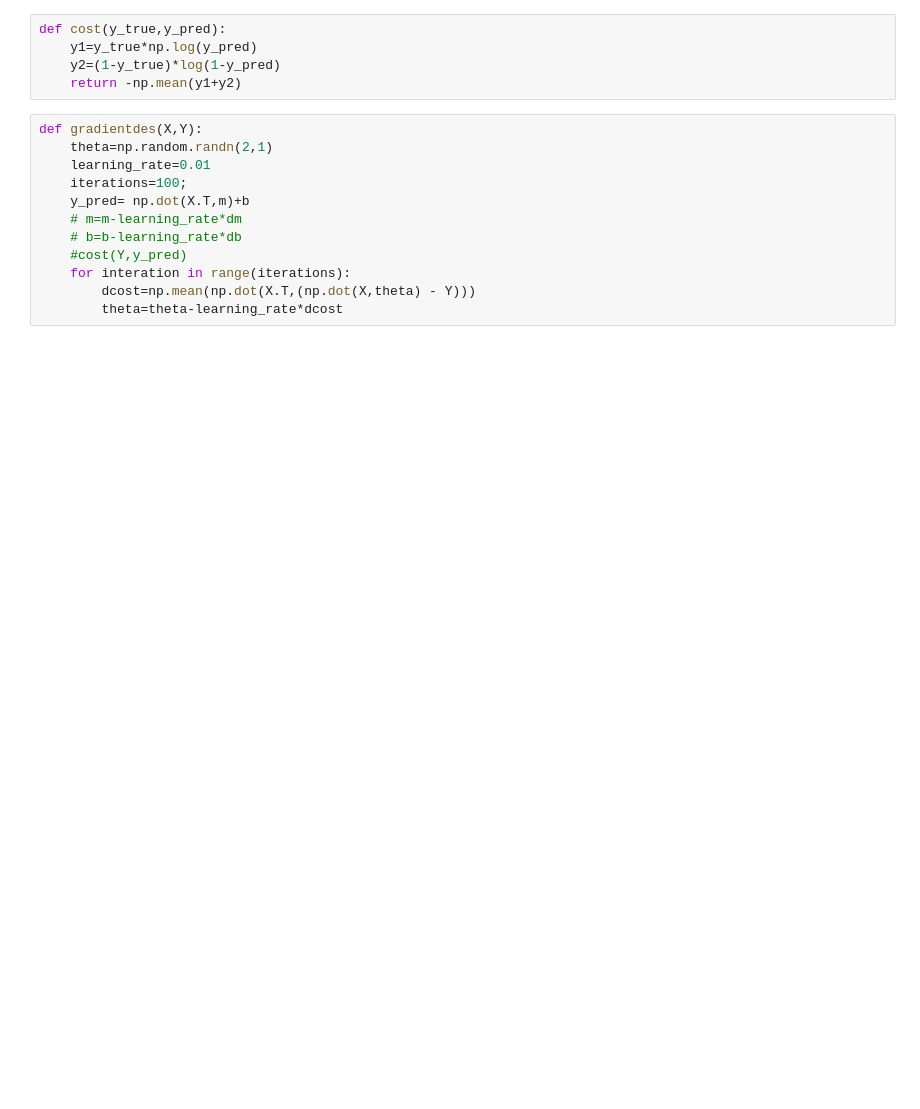
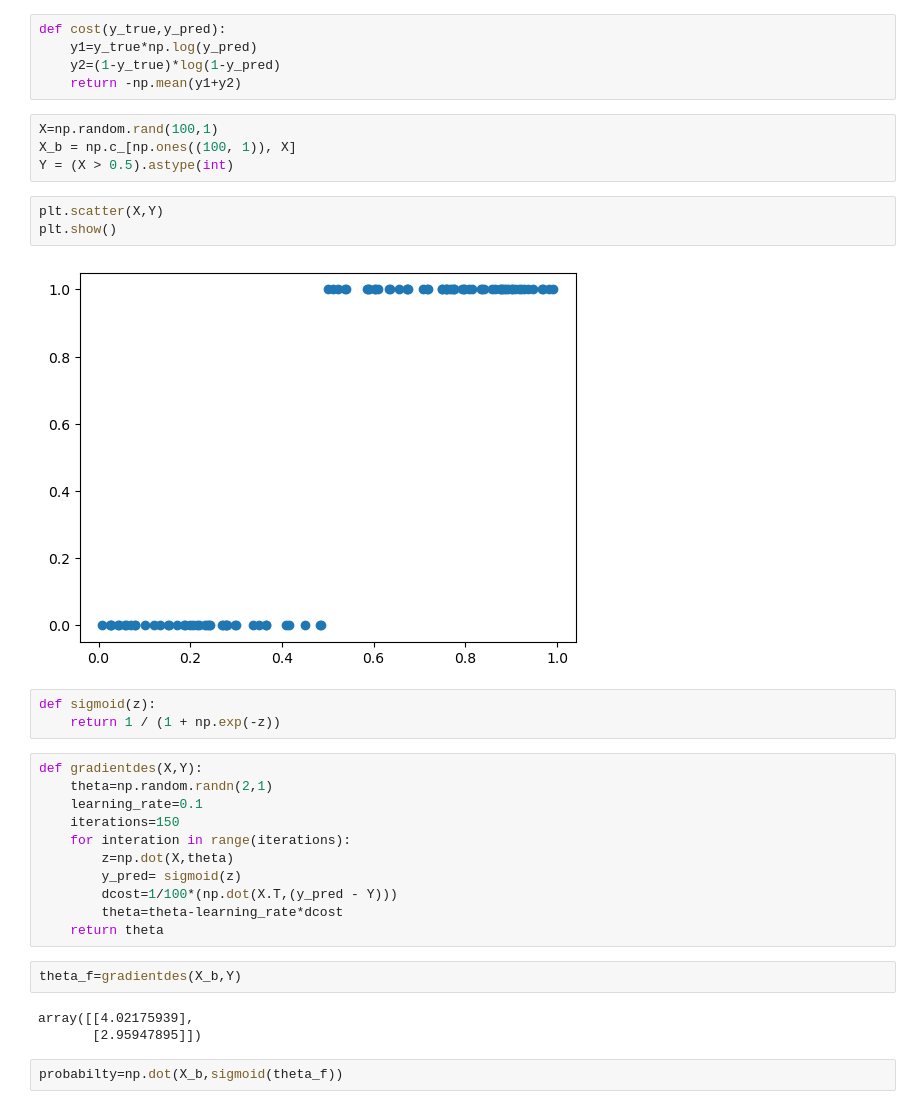
Before and after one commit to DebashishTiwary/MLBasics, a Jupyter notebook: Logistic Regression/implementation.ipynb, the cells around one changed output. Saved outputs shown, nothing was run; the diff lists cells and outputs as text; blank space fills up the shorter version.

```diff
--- a/Logistic Regression/implementation.ipynb
+++ b/Logistic Regression/implementation.ipynb
@@ -44,15 +44,33 @@ def cost(y_true,y_pred):
     y1=y_true*np.log(y_pred)
     y2=(1-y_true)*log(1-y_pred)
     return -np.mean(y1+y2)
+# %%
+X=np.random.rand(100,1)
+X_b = np.c_[np.ones((100, 1)), X]
+Y = (X > 0.5).astype(int)
+# %%
+plt.scatter(X,Y)
+plt.show()
+# %% [output]
+[figure, added]
+# %%
+def sigmoid(z):
+    return 1 / (1 + np.exp(-z))
 # %%
 def gradientdes(X,Y):
     theta=np.random.randn(2,1)
-    learning_rate=0.01
-    iterations=100;
-    y_pred= np.dot(X.T,m)+b
-    # m=m-learning_rate*dm
-    # b=b-learning_rate*db
-    #cost(Y,y_pred)
+    learning_rate=0.1
+    iterations=150
     for interation in range(iterations):
-        dcost=np.mean(np.dot(X.T,(np.dot(X,theta) - Y)))
+        z=np.dot(X,theta)
+        y_pred= sigmoid(z)
+        dcost=1/100*(np.dot(X.T,(y_pred - Y)))
         theta=theta-learning_rate*dcost
+    return theta
+# %%
+theta_f=gradientdes(X_b,Y)
+# %% [output]
+array([[4.02175939],
+       [2.95947895]])
+# %%
+probabilty=np.dot(X_b,sigmoid(theta_f))
```
Also changed, not shown: parts of 5 cells of this notebook, 3 other files.
